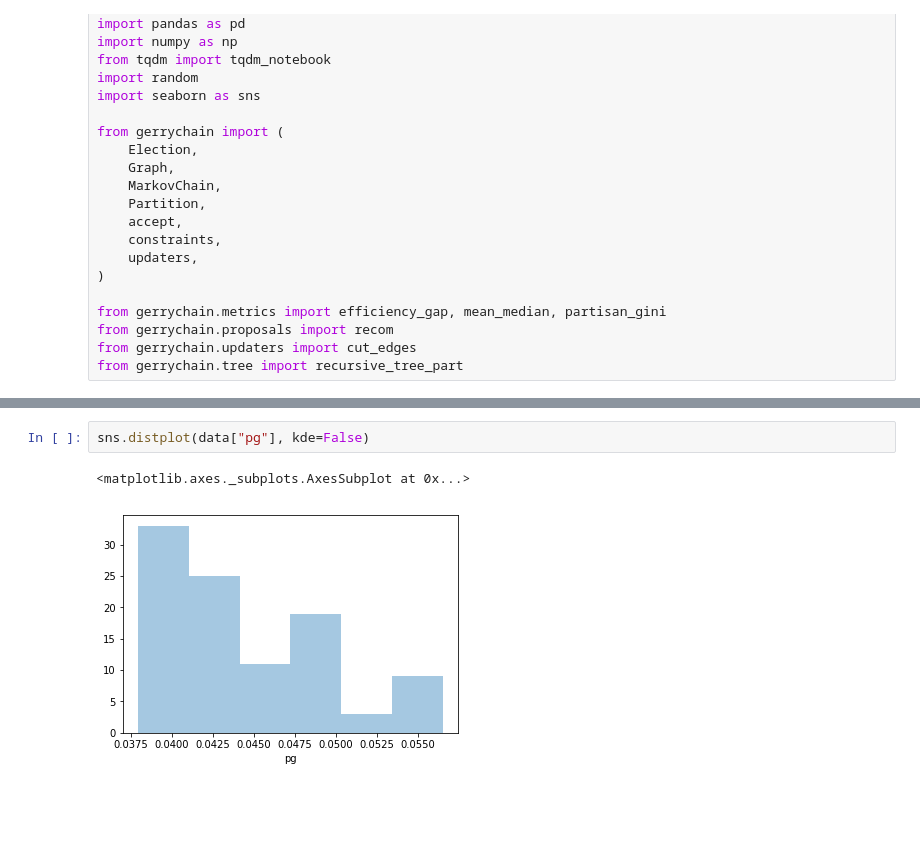
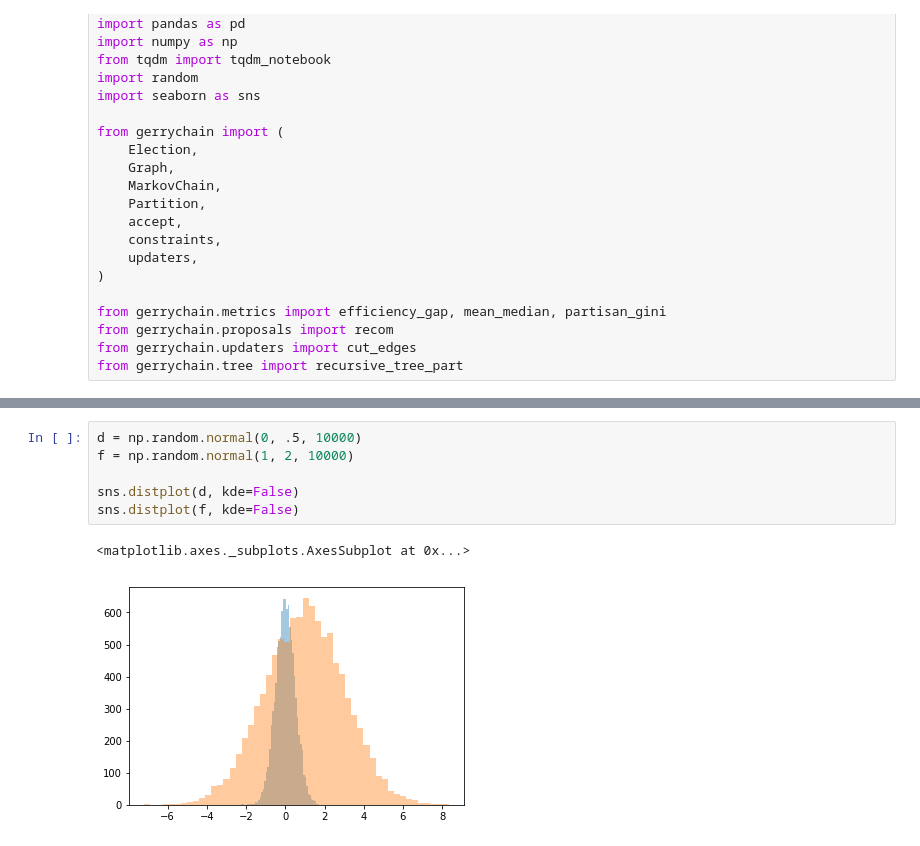
Before and after one commit to vrdi/Partisan-Metrics, a Jupyter notebook: Plots.ipynb, the cells around one changed output, grey strips where cells are left out. Drawn from its saved outputs; the diff is of its cells as text; blank space fills up the shorter version.

```diff
--- a/Plots.ipynb
+++ b/Plots.ipynb
@@ -129,5 +412,9 @@ sns.distplot(data["mm"], kde=False)
-# %%
-sns.distplot(data["pg"], kde=False)
-# %% [output]
-<matplotlib.axes._subplots.AxesSubplot at 0x...>
-[figure, removed]
+# %%
+d = np.random.normal(0, .5, 10000)
+f = np.random.normal(1, 2, 10000)
+
+sns.distplot(d, kde=False)
+sns.distplot(f, kde=False)
+# %% [output]
+<matplotlib.axes._subplots.AxesSubplot at 0x...>
+[figure, added]
```
Also changed, not shown: parts of 25 cells of this notebook, 2 other files.
